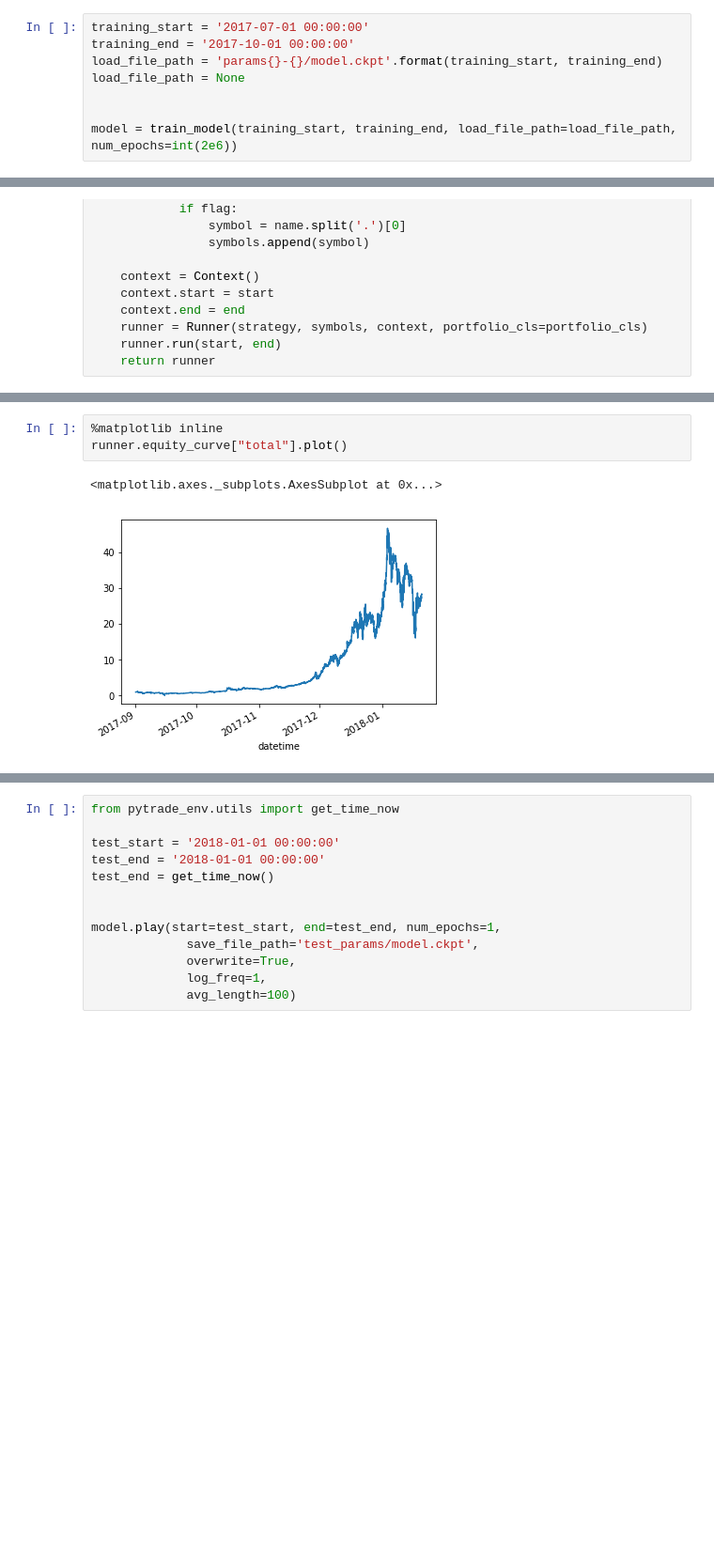
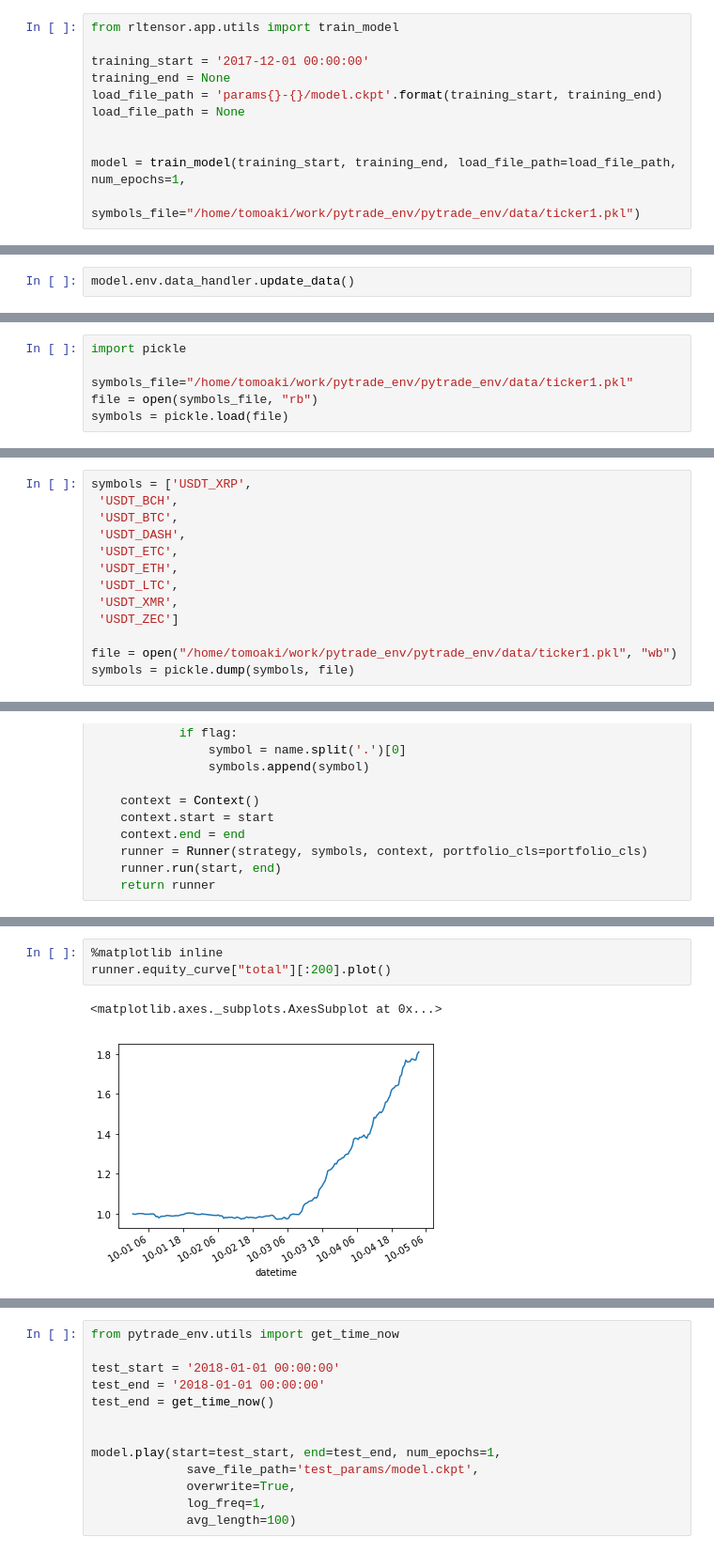
Before and after one commit to jjakimoto/Development, a Jupyter notebook: cryptocurrency/RL.ipynb, the cells around one changed output, grey strips where cells are left out. Shown at 94% size. Drawn from its saved outputs; the diff is of its cells as text; blank space fills up the shorter version.

```diff
--- a/cryptocurrency/RL.ipynb
+++ b/cryptocurrency/RL.ipynb
@@ -64,9 +64,12 @@ def train_model(start, end, load_file_path=None, save_file_path=None,
 # %%
-training_start = '2017-07-01 00:00:00'
-training_end = '2017-10-01 00:00:00'
+from rltensor.app.utils import train_model
+
+training_start = '2017-12-01 00:00:00'
+training_end = None
 load_file_path = 'params{}-{}/model.ckpt'.format(training_start, training_end)
 load_file_path = None
 
 
-model = train_model(training_start, training_end, load_file_path=load_file_path, num_epochs=int(2e6))
+model = train_model(training_start, training_end, load_file_path=load_file_path, num_epochs=1,
+                   symbols_file="/home/tomoaki/work/pytrade_env/pytrade_env/data/ticker1.pkl")
 # %% [output]
@@ -79,0 +87,2 @@ Finished storing data.
+# %%
+model.env.data_handler.update_data()
@@ -79,0 +99,6 @@ Finished storing data.
+# %%
+import pickle
+
+symbols_file="/home/tomoaki/work/pytrade_env/pytrade_env/data/ticker1.pkl"
+file = open(symbols_file, "rb")
+symbols = pickle.load(file)
@@ -79,0 +117,13 @@ Finished storing data.
+# %%
+symbols = ['USDT_XRP',
+ 'USDT_BCH',
+ 'USDT_BTC',
+ 'USDT_DASH',
+ 'USDT_ETC',
+ 'USDT_ETH',
+ 'USDT_LTC',
+ 'USDT_XMR',
+ 'USDT_ZEC']
+
+file = open("/home/tomoaki/work/pytrade_env/pytrade_env/data/ticker1.pkl", "wb")
+symbols = pickle.dump(symbols, file)
@@ -128,6 +196,6 @@ runner = backtest(test_start, test_end, strategy)
 # %%
 %matplotlib inline
-runner.equity_curve["total"].plot()
+runner.equity_curve["total"][:200].plot()
 # %% [output]
 <matplotlib.axes._subplots.AxesSubplot at 0x...>
-[figure, old version]
+[figure, new version]
```
Also changed, not shown: parts of 12 cells of this notebook, 10 other files.
